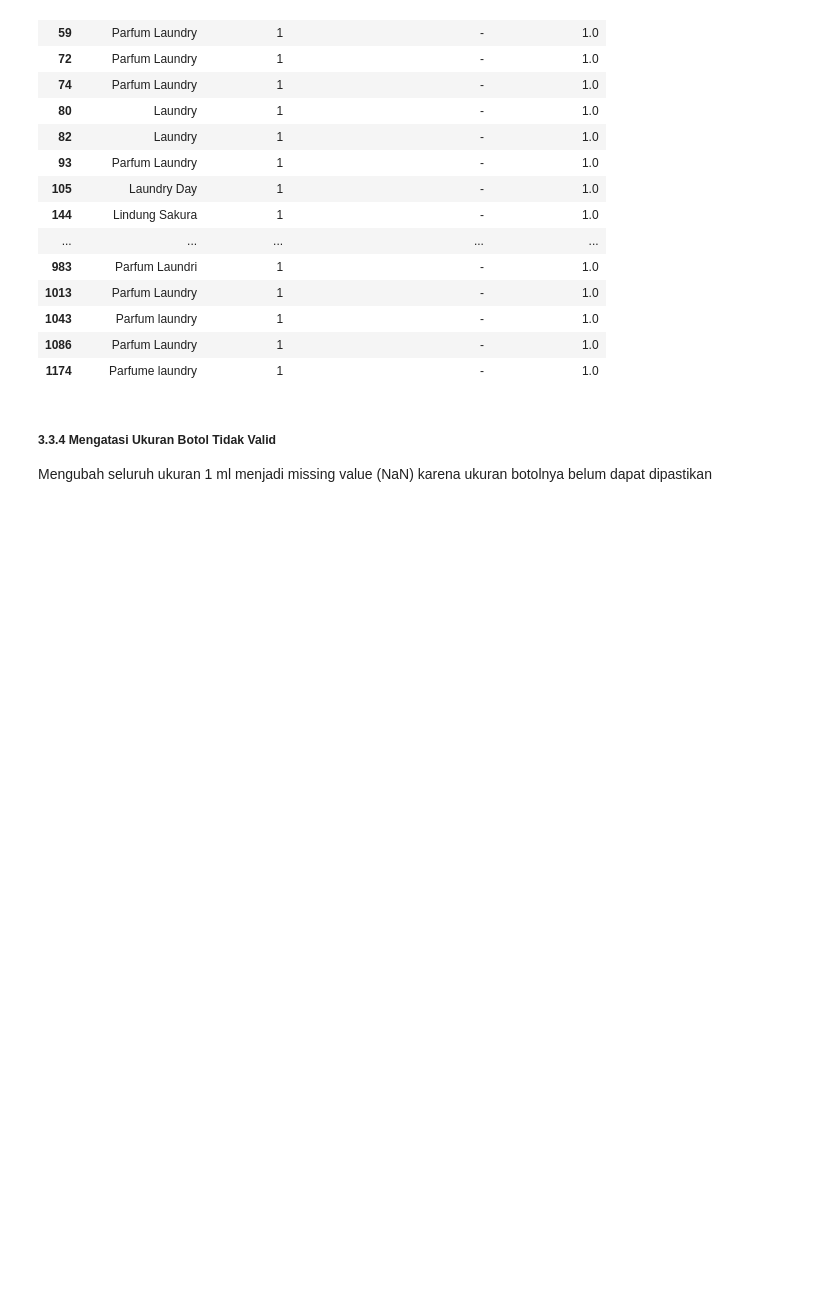
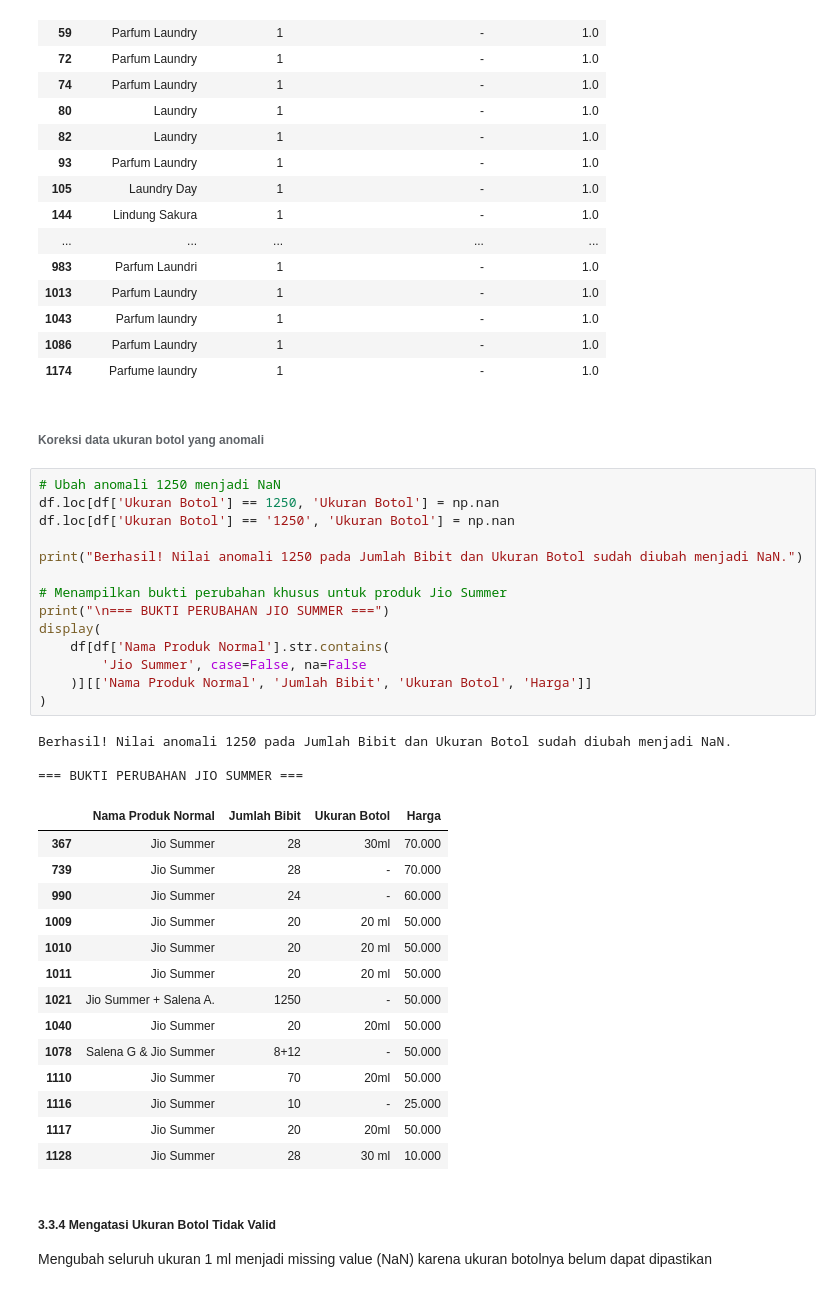
Before and after one commit to kyandap/UAS-Prak-Data-Mining-Parfum, a Jupyter notebook: Project-UAS.ipynb, the cells around one changed output. Drawn from its saved outputs; the diff is of its cells as text; blank space fills up the shorter version.

Commit message:
fix: ubah anomali ukuran botol 1259 menjadi NaN

```diff
--- a/Project-UAS.ipynb
+++ b/Project-UAS.ipynb
@@ -459,6 +446,40 @@ Data dengan ukuran botol 1 ml:
 | 1043 | Parfum laundry | 1 | - | 1.0 |
 | 1086 | Parfum Laundry | 1 | - | 1.0 |
 | 1174 | Parfume laundry | 1 | - | 1.0 |
+# %% [markdown]
+###### Koreksi data ukuran botol yang anomali
+# %%
+# Ubah anomali 1250 menjadi NaN
+df.loc[df['Ukuran Botol'] == 1250, 'Ukuran Botol'] = np.nan
+df.loc[df['Ukuran Botol'] == '1250', 'Ukuran Botol'] = np.nan
+
+print("Berhasil! Nilai anomali 1250 pada Jumlah Bibit dan Ukuran Botol sudah diubah menjadi NaN.")
+
+# Menampilkan bukti perubahan khusus untuk produk Jio Summer
+print("\n=== BUKTI PERUBAHAN JIO SUMMER ===")
+display(
+    df[df['Nama Produk Normal'].str.contains(
+        'Jio Summer', case=False, na=False
+    )][['Nama Produk Normal', 'Jumlah Bibit', 'Ukuran Botol', 'Harga']]
+)
+# %% [output]
+Berhasil! Nilai anomali 1250 pada Jumlah Bibit dan Ukuran Botol sudah diubah menjadi NaN.
+
+=== BUKTI PERUBAHAN JIO SUMMER ===
+|  | Nama Produk Normal | Jumlah Bibit | Ukuran Botol | Harga |
+| 367 | Jio Summer | 28 | 30ml | 70.000 |
+| 739 | Jio Summer | 28 | - | 70.000 |
+| 990 | Jio Summer | 24 | - | 60.000 |
+| 1009 | Jio Summer | 20 | 20 ml | 50.000 |
+| 1010 | Jio Summer | 20 | 20 ml | 50.000 |
+| 1011 | Jio Summer | 20 | 20 ml | 50.000 |
+| 1021 | Jio Summer + Salena A. | 1250 | - | 50.000 |
+| 1040 | Jio Summer | 20 | 20ml | 50.000 |
+| 1078 | Salena G & Jio Summer | 8+12 | - | 50.000 |
+| 1110 | Jio Summer | 70 | 20ml | 50.000 |
+| 1116 | Jio Summer | 10 | - | 25.000 |
+| 1117 | Jio Summer | 20 | 20ml | 50.000 |
+| 1128 | Jio Summer | 28 | 30 ml | 10.000 |
 # %% [markdown]
 ##### 3.3.4 Mengatasi Ukuran Botol Tidak Valid
 Mengubah seluruh ukuran 1 ml menjadi missing value (NaN) karena ukuran botolnya belum dapat dipastikan
```
Also changed, not shown: parts of 4 cells of this notebook.
